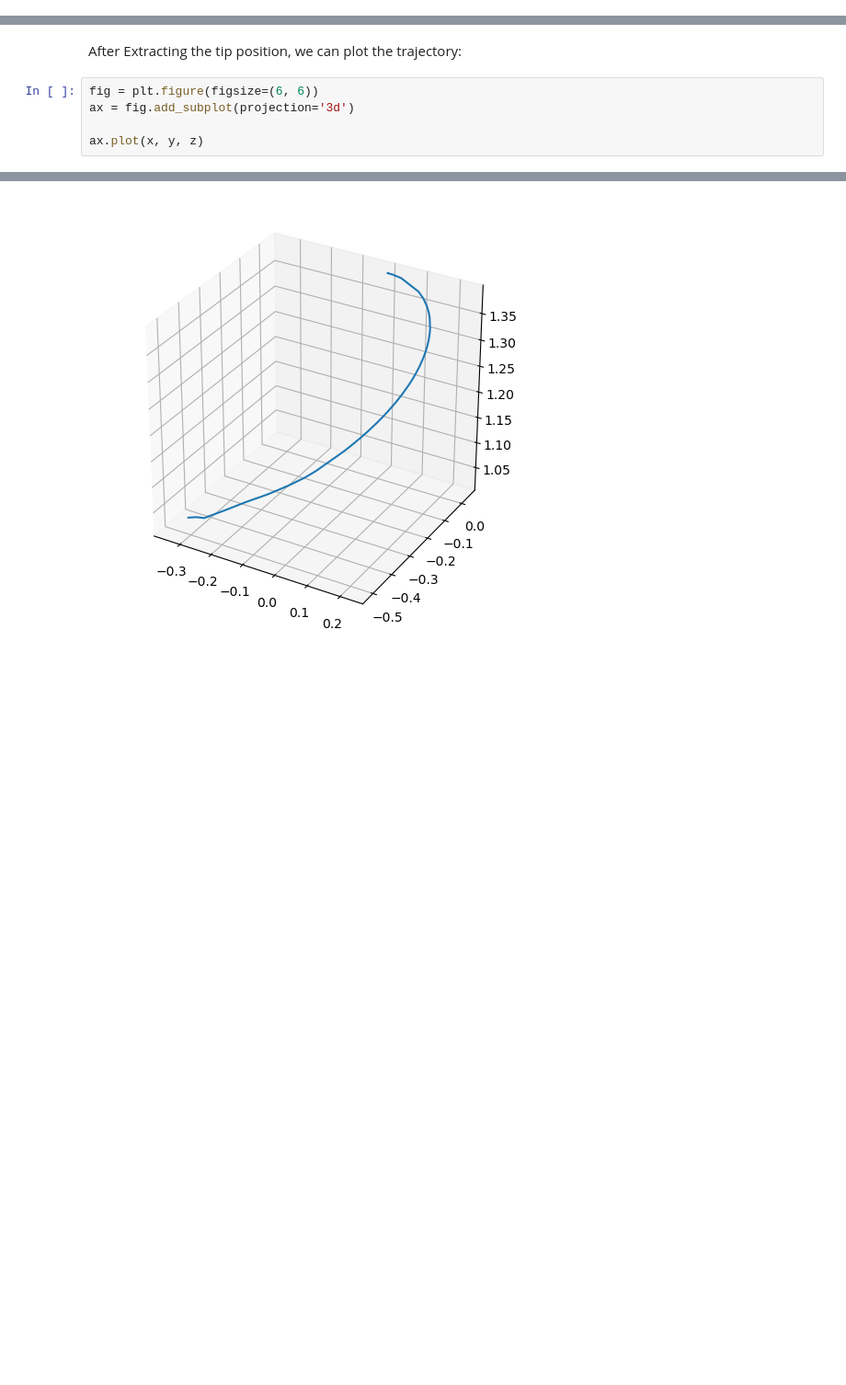
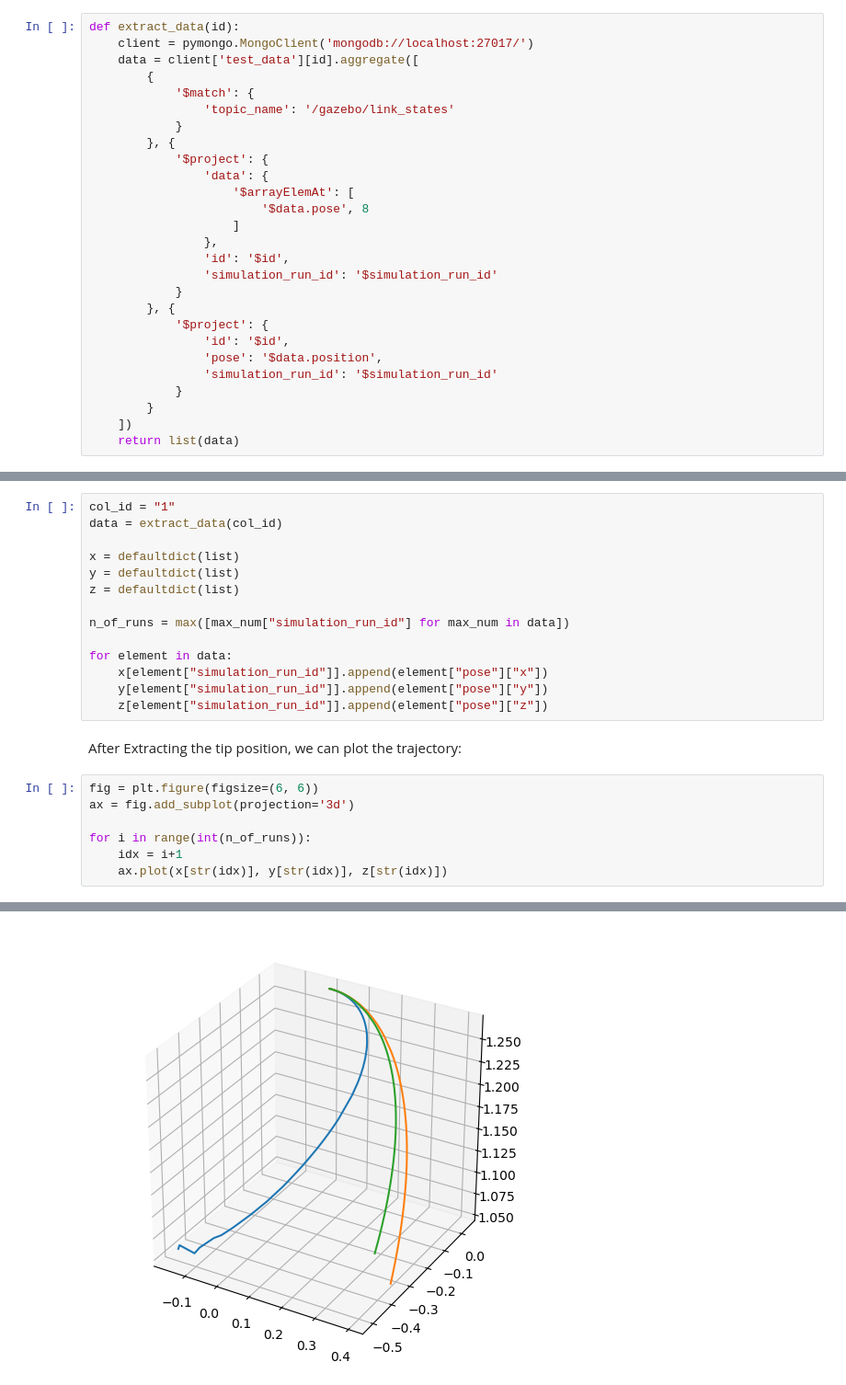
Before and after one commit to citros-garden/robotic_arm, a Jupyter notebook: result.ipynb, the cells around one changed output, grey strips where cells are left out. Shown: that part at 92% size. Cells and saved outputs as stored; diff of their text form; blank space fills up the shorter version.

Commit message:
working example of the data collection analyzer

```diff
--- a/result.ipynb
+++ b/result.ipynb
@@ -43,0 +37,27 @@ for i in range(len(db)):
+# %%
+def extract_data(id):
+    client = pymongo.MongoClient('mongodb://localhost:27017/')
+    data = client['test_data'][id].aggregate([
+        {
+            '$match': {
+                'topic_name': '/gazebo/link_states'
+            }
+        }, {
+            '$project': {
+                'data': {
+                    '$arrayElemAt': [
+                        '$data.pose', 8
+                    ]
+                },
+                'id': '$id',
+                'simulation_run_id': '$simulation_run_id'
+            }
+        }, {
+            '$project': {
+                'id': '$id',
+                'pose': '$data.position',
+                'simulation_run_id': '$simulation_run_id'
+            }
+        }
+    ])
+    return list(data)
@@ -44,8 +66,24 @@ for i in range(len(db)):
+# %%
+col_id = "1"
+data = extract_data(col_id)
+
+x = defaultdict(list)
+y = defaultdict(list)
+z = defaultdict(list)
+
+n_of_runs = max([max_num["simulation_run_id"] for max_num in data])
+
+for element in data:
+    x[element["simulation_run_id"]].append(element["pose"]["x"])
+    y[element["simulation_run_id"]].append(element["pose"]["y"])
+    z[element["simulation_run_id"]].append(element["pose"]["z"])
 # %% [markdown]
 After Extracting the tip position, we can plot the trajectory:
 # %%
 fig = plt.figure(figsize=(6, 6))
 ax = fig.add_subplot(projection='3d')
 
-ax.plot(x, y, z)
+for i in range(int(n_of_runs)):
+    idx = i+1
+    ax.plot(x[str(idx)], y[str(idx)], z[str(idx)])
 # %% [output]
@@ -53 +90 @@ ax.plot(x, y, z)
-[figure, old version]
+[figure, new version]
```
Also changed, not shown: parts of 6 cells of this notebook.
